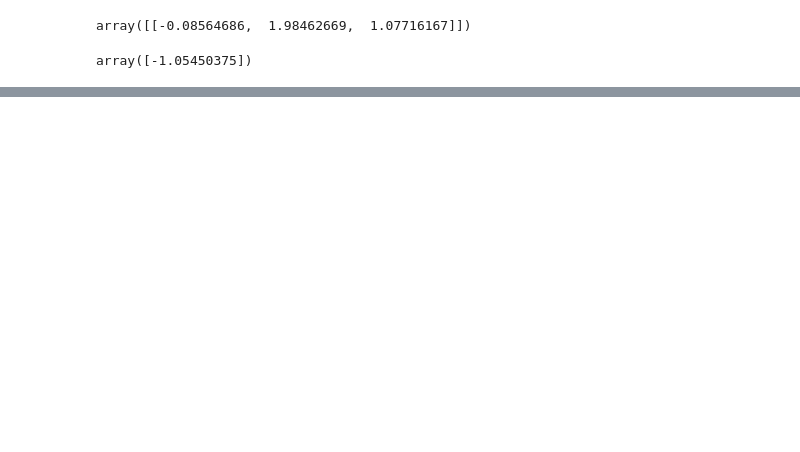
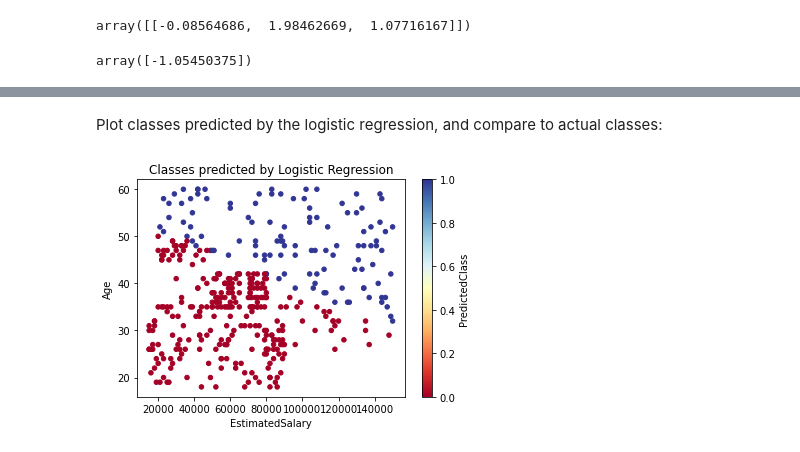
Before and after one commit to pabloruizfv/logistic-regressions, a Jupyter notebook: SUV_purchases_data/logistic_regression_suvs.ipynb, the cells around one changed output, grey strips where cells are left out. Cells and saved outputs as stored; diff of their text form; code cells hidden in the pictures; blank space fills up the shorter version.

```diff
--- a/SUV_purchases_data/logistic_regression_suvs.ipynb
+++ b/SUV_purchases_data/logistic_regression_suvs.ipynb
@@ -447,0 +315,8 @@ array([-1.05450375])
+# %% [markdown]
+Plot classes predicted by the logistic regression, and compare to actual classes:
+# %%
+clean_data.plot.scatter(x='EstimatedSalary', y='Age', c='PredictedClass', colormap='RdYlBu', sharex=False)
+plt.title('Classes predicted by Logistic Regression')
+plt.show()
+# %% [output]
+[figure, added]
```
Also changed, not shown: parts of 56 cells of this notebook.
